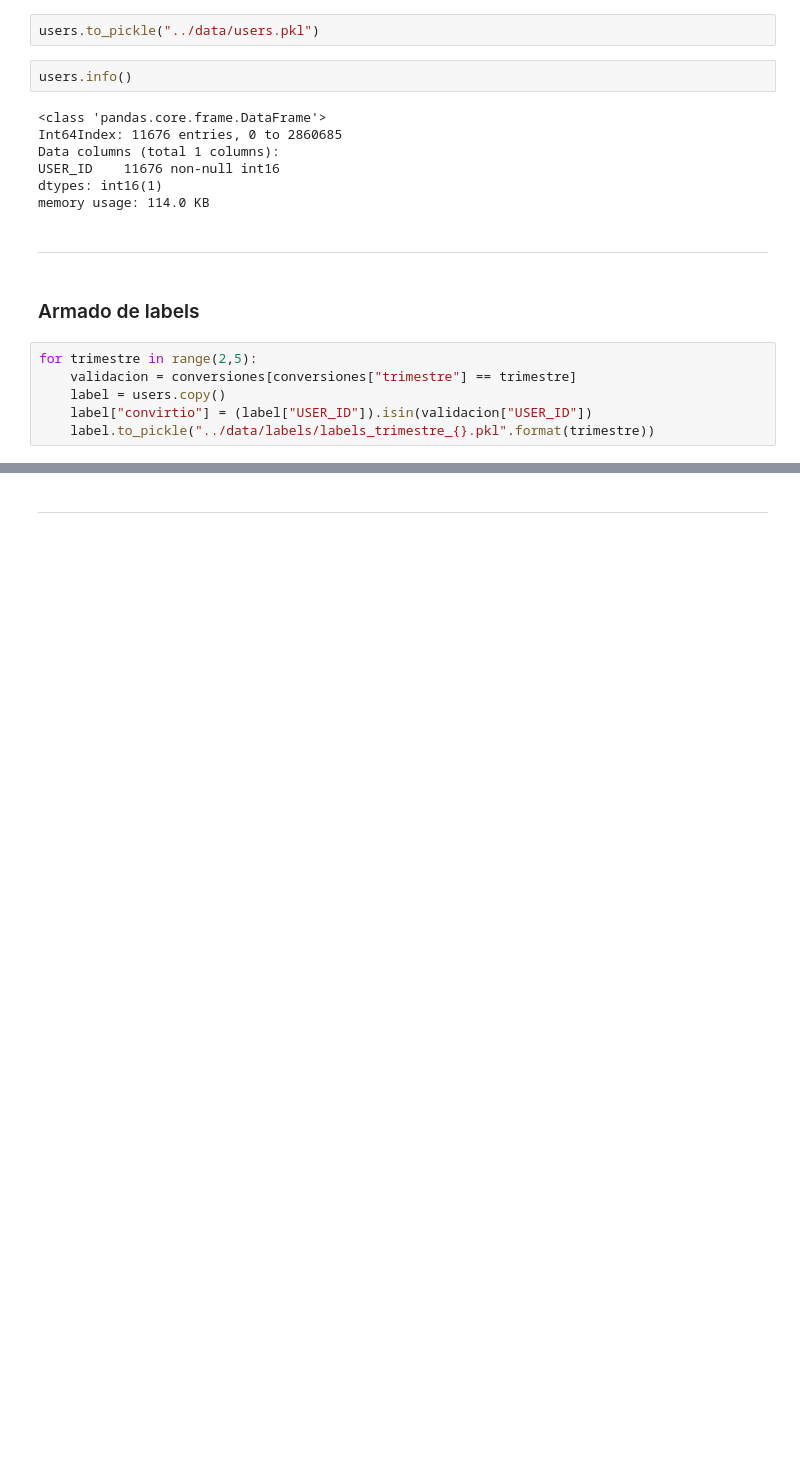
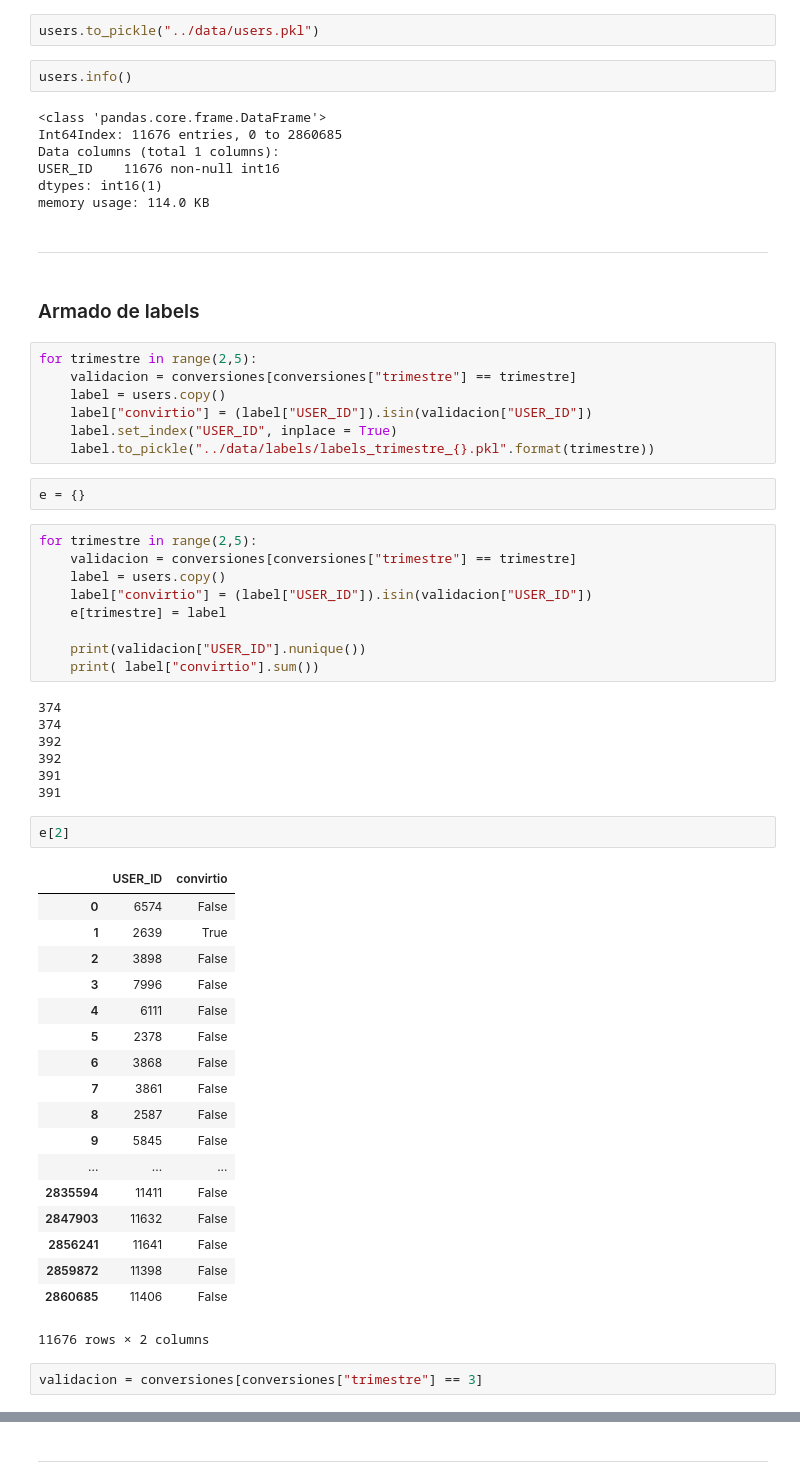
Before and after one commit to emanuelpelozo/Competencia-Galicia, a Jupyter notebook: feature_engineering/obtencion_labels.ipynb, the cells around one changed output, grey strips where cells are left out. Saved outputs shown, nothing was run; the diff lists cells and outputs as text; blank space fills up the shorter version.

Commit message:
Correcion de labels y armado de train reducido

```diff
--- a/feature_engineering/obtencion_labels.ipynb
+++ b/feature_engineering/obtencion_labels.ipynb
@@ -41,4 +41,46 @@ for trimestre in range(2,5):
     validacion = conversiones[conversiones["trimestre"] == trimestre]
     label = users.copy()
     label["convirtio"] = (label["USER_ID"]).isin(validacion["USER_ID"])
+    label.set_index("USER_ID", inplace = True)
     label.to_pickle("../data/labels/labels_trimestre_{}.pkl".format(trimestre))
+# %%
+e = {}
+# %%
+for trimestre in range(2,5):
+    validacion = conversiones[conversiones["trimestre"] == trimestre]
+    label = users.copy()
+    label["convirtio"] = (label["USER_ID"]).isin(validacion["USER_ID"])
+    e[trimestre] = label
+
+    print(validacion["USER_ID"].nunique())
+    print( label["convirtio"].sum())
+# %% [output]
+374
+374
+392
+392
+391
+391
+# %%
+e[2]
+# %% [output]
+|  | USER_ID | convirtio |
+| 0 | 6574 | False |
+| 1 | 2639 | True |
+| 2 | 3898 | False |
+| 3 | 7996 | False |
+| 4 | 6111 | False |
+| 5 | 2378 | False |
+| 6 | 3868 | False |
+| 7 | 3861 | False |
+| 8 | 2587 | False |
+| 9 | 5845 | False |
+| ... | ... | ... |
+| 2835594 | 11411 | False |
+| 2847903 | 11632 | False |
+| 2856241 | 11641 | False |
+| 2859872 | 11398 | False |
+| 2860685 | 11406 | False |
+11676 rows × 2 columns
+# %%
+validacion = conversiones[conversiones["trimestre"] == 3]
```
Also changed, not shown: parts of 2 cells of this notebook, 1 other file.
